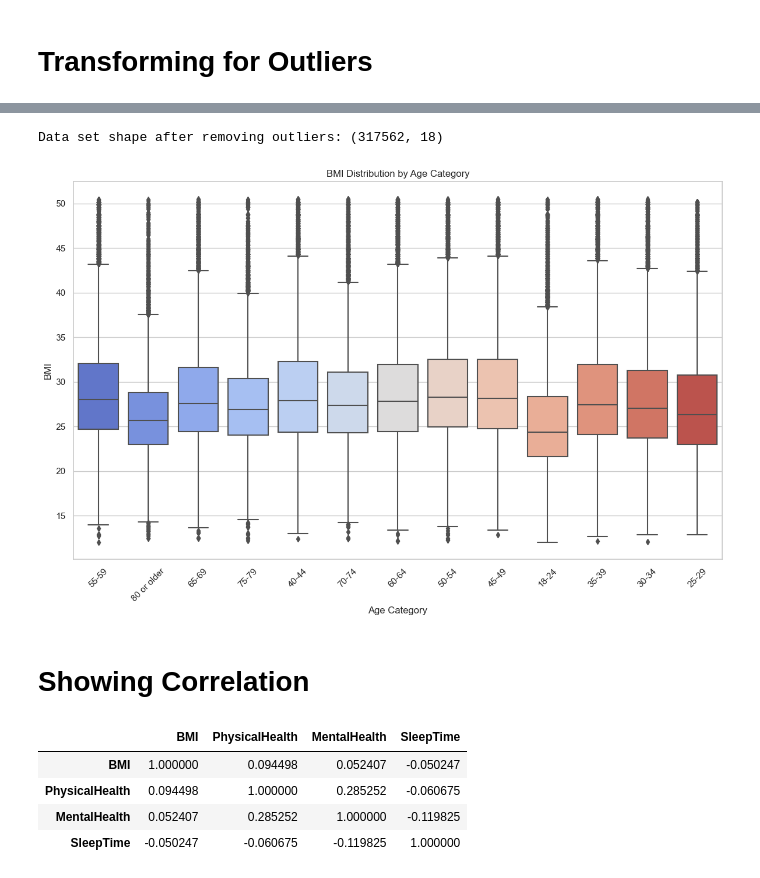
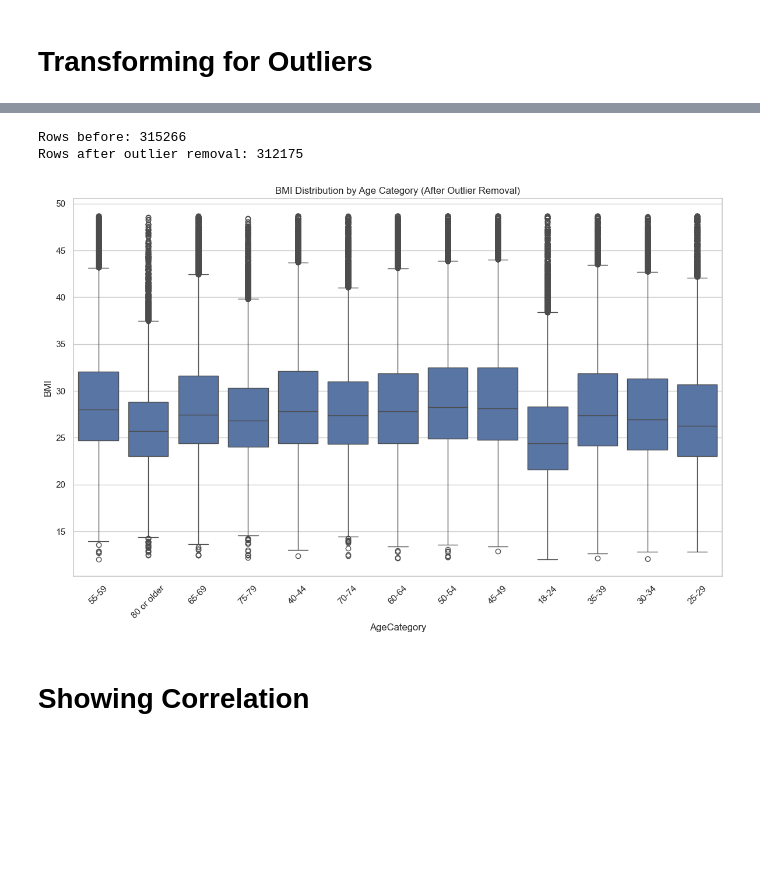
Before and after one commit to Jahnavi-Jammula/Heart-Disease-Prediction, a Jupyter notebook: heart disease.ipynb, the cells around one changed output, grey strips where cells are left out. Cells and saved outputs as stored; diff of their text form; code cells hidden in the pictures; blank space fills up the shorter version.

```diff
--- a/heart disease.ipynb
+++ b/heart disease.ipynb
@@ -22,0 +26,4 @@ data = pd.read_csv(r"C:\Users\RAGHU JAMMULA\OneDrive - Saint Peters University\D
+# %%
+# Loaded the data set
+data = pd.read_csv(DATA_PATH)
+print("Shape:", data.shape)
@@ -86,53 +140,30 @@ plt.tight_layout()
-# %%
-import numpy as np
-
-# Identified the numerical columns
-numerical_columns = data.select_dtypes(include=['float64']).columns
-
-# Calculated the z-scores for each numerical column
-z_scores = np.abs((data[numerical_columns] - data[numerical_columns].mean()) / data[numerical_columns].std())
-
-# Setting a threshold for z-scores (e.g., 3)
-threshold = 3.5
-
-# Creating a mask for outliers
-outlier_mask = (z_scores > threshold).any(axis=1)
-
-# Removing rows with outliers
-data = data[~outlier_mask]
-
-# Printing the shape of the modified Data set
-print("Data set shape after removing outliers:", data.shape)
-# %% [output]
-Data set shape after removing outliers: (317562, 18)
+# %%
+df = data.copy()
+
+# Numeric columns (int/float)
+num_cols = df.select_dtypes(include=[np.number]).columns
+
+# z-score across numeric columns
+z = (df[num_cols] - df[num_cols].mean()) / df[num_cols].std(ddof=0)
+mask_outliers = (z.abs() > 3.5).any(axis=1)
+
+print("Rows before:", df.shape[0])
+df = df[~mask_outliers].reset_index(drop=True)
+print("Rows after outlier removal:", df.shape[0])
+# %% [output]
+Rows before: 315266
+Rows after outlier removal: 312175
 # %%
-import matplotlib.pyplot as plt
-import seaborn as sns
-
-# Set the style of seaborn
-sns.set(style="whitegrid")
-
-# Created a boxplot to show the distribution of BMI across different age categories
+# Boxplot after outlier removal
 plt.figure(figsize=(12, 8))
-sns.boxplot(x='AgeCategory', y='BMI', data=data, palette="coolwarm")
+sns.boxplot(x='AgeCategory', y='BMI', data=df)
 plt.xticks(rotation=45)
-plt.title('BMI Distribution by Age Category')
-plt.xlabel('Age Category')
-plt.ylabel('BMI')
+plt.title('BMI Distribution by Age Category (After Outlier Removal)')
 plt.tight_layout()
+plt.show()
 # %% [output]
-[figure, old version]
+[figure, new version]
 # %% [markdown]
 # Showing Correlation
-# %%
-# Correlation among each value of data
-corrmat = data.corr()
-corrmat
-# %% [output]
-|  | BMI | PhysicalHealth | MentalHealth | SleepTime |
-| BMI | 1.000000 | 0.094498 | 0.052407 | -0.050247 |
-| PhysicalHealth | 0.094498 | 1.000000 | 0.285252 | -0.060675 |
-| MentalHealth | 0.052407 | 0.285252 | 1.000000 | -0.119825 |
-| SleepTime | -0.050247 | -0.060675 | -0.119825 | 1.000000 |
 # %%
 # heatmap for correlation
```
Also changed, not shown: parts of 48 cells of this notebook, 8 other files.
